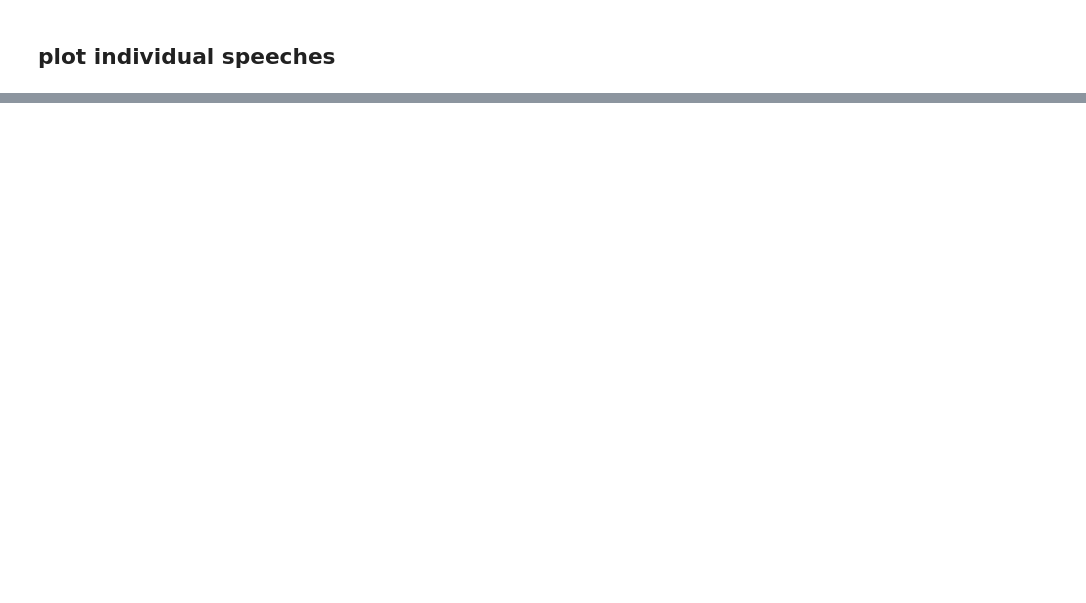
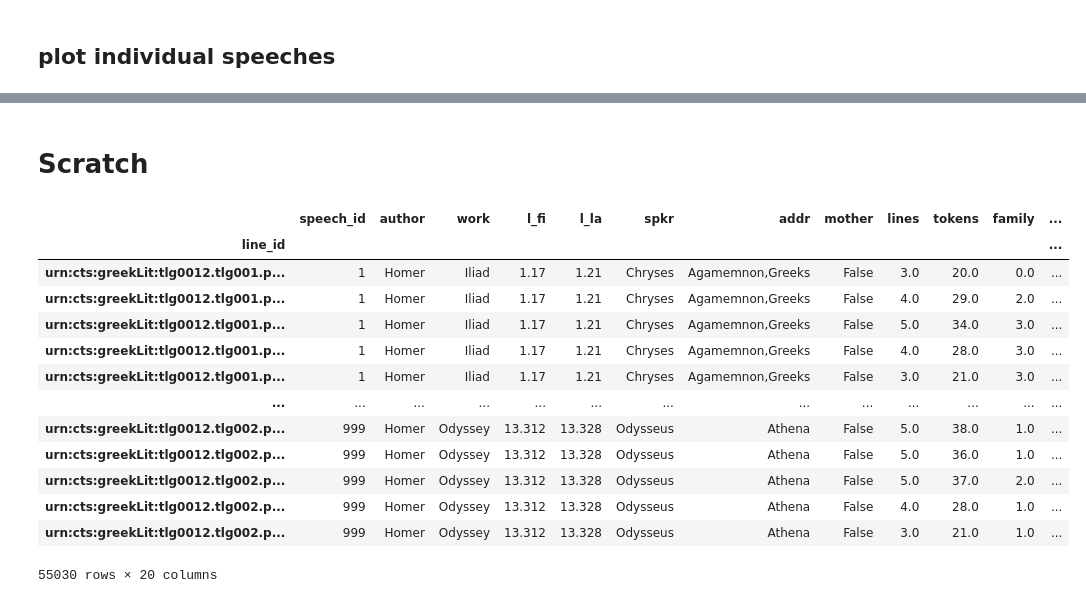
Before and after one commit to cwf2/dices-mta, a Jupyter notebook: Mother speech.ipynb, the cells around one changed output, grey strips where cells are left out. Drawn from its saved outputs; the diff is of its cells as text; code cells hidden in the pictures; blank space fills up the shorter version.

```diff
--- a/Mother speech.ipynb
+++ b/Mother speech.ipynb
@@ -413,3 +355,22 @@ plt.show(fig)
 # %%
 fig = plotSpeech('4312')
 plt.show(fig)
+# %% [markdown]
+# Scratch
+# %%
+results
+# %% [output]
+|  | speech_id | author | work | l_fi | l_la | spkr | addr | mother | lines | tokens | family | ... |
+| line_id |  |  |  |  |  |  |  |  |  |  |  | ... |
+| urn:cts:greekLit:tlg0012.tlg001.p... | 1 | Homer | Iliad | 1.17 | 1.21 | Chryses | Agamemnon,Greeks | False | 3.0 | 20.0 | 0.0 | ... |
+| urn:cts:greekLit:tlg0012.tlg001.p... | 1 | Homer | Iliad | 1.17 | 1.21 | Chryses | Agamemnon,Greeks | False | 4.0 | 29.0 | 2.0 | ... |
+| urn:cts:greekLit:tlg0012.tlg001.p... | 1 | Homer | Iliad | 1.17 | 1.21 | Chryses | Agamemnon,Greeks | False | 5.0 | 34.0 | 3.0 | ... |
+| urn:cts:greekLit:tlg0012.tlg001.p... | 1 | Homer | Iliad | 1.17 | 1.21 | Chryses | Agamemnon,Greeks | False | 4.0 | 28.0 | 3.0 | ... |
+| urn:cts:greekLit:tlg0012.tlg001.p... | 1 | Homer | Iliad | 1.17 | 1.21 | Chryses | Agamemnon,Greeks | False | 3.0 | 21.0 | 3.0 | ... |
+| ... | ... | ... | ... | ... | ... | ... | ... | ... | ... | ... | ... | ... |
+| urn:cts:greekLit:tlg0012.tlg002.p... | 999 | Homer | Odyssey | 13.312 | 13.328 | Odysseus | Athena | False | 5.0 | 38.0 | 1.0 | ... |
+| urn:cts:greekLit:tlg0012.tlg002.p... | 999 | Homer | Odyssey | 13.312 | 13.328 | Odysseus | Athena | False | 5.0 | 36.0 | 1.0 | ... |
+| urn:cts:greekLit:tlg0012.tlg002.p... | 999 | Homer | Odyssey | 13.312 | 13.328 | Odysseus | Athena | False | 5.0 | 37.0 | 2.0 | ... |
+| urn:cts:greekLit:tlg0012.tlg002.p... | 999 | Homer | Odyssey | 13.312 | 13.328 | Odysseus | Athena | False | 4.0 | 28.0 | 1.0 | ... |
+| urn:cts:greekLit:tlg0012.tlg002.p... | 999 | Homer | Odyssey | 13.312 | 13.328 | Odysseus | Athena | False | 3.0 | 21.0 | 1.0 | ... |
+55030 rows × 20 columns
```
Also changed, not shown: parts of 32 cells of this notebook, 4 other files.
